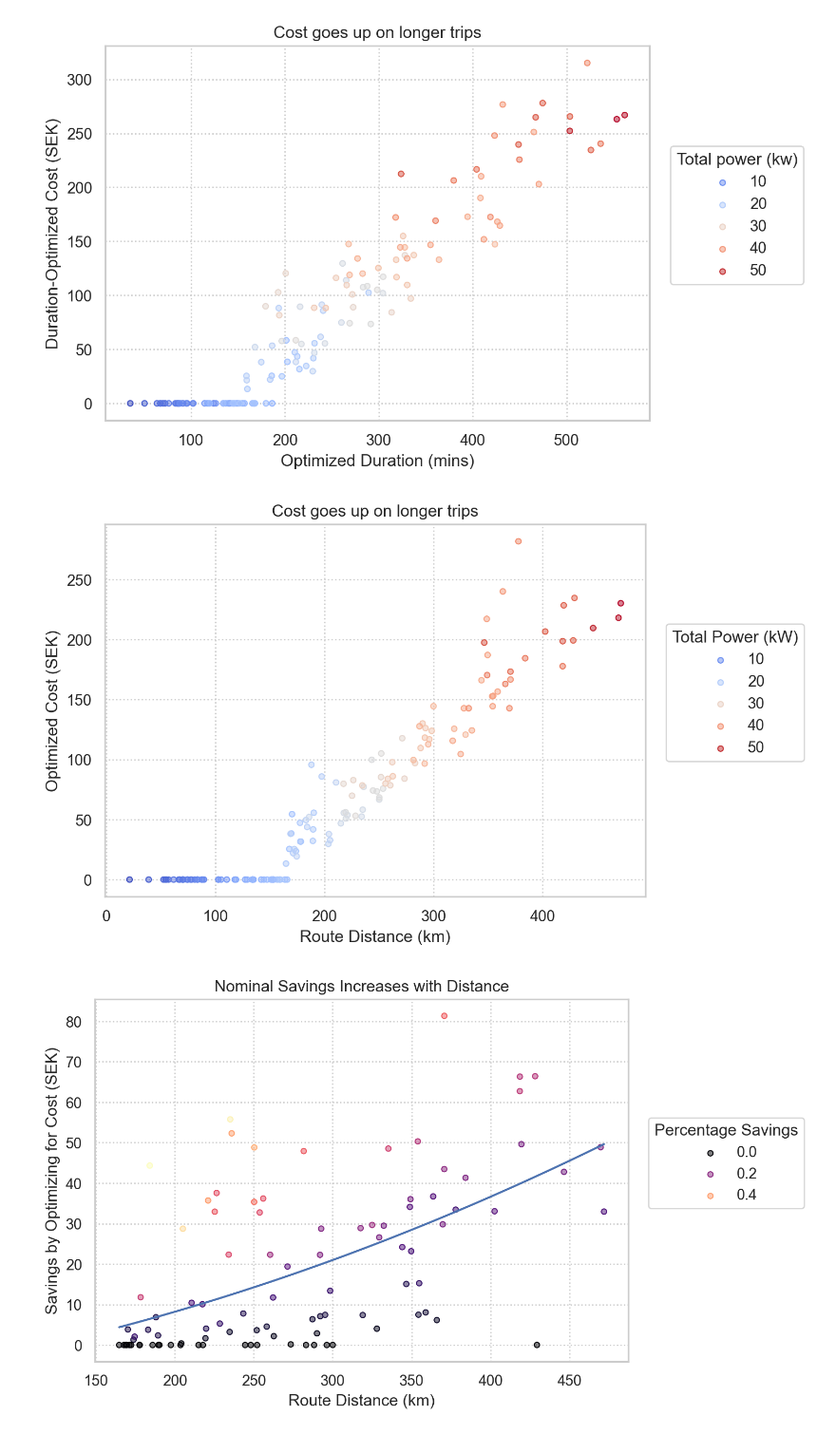
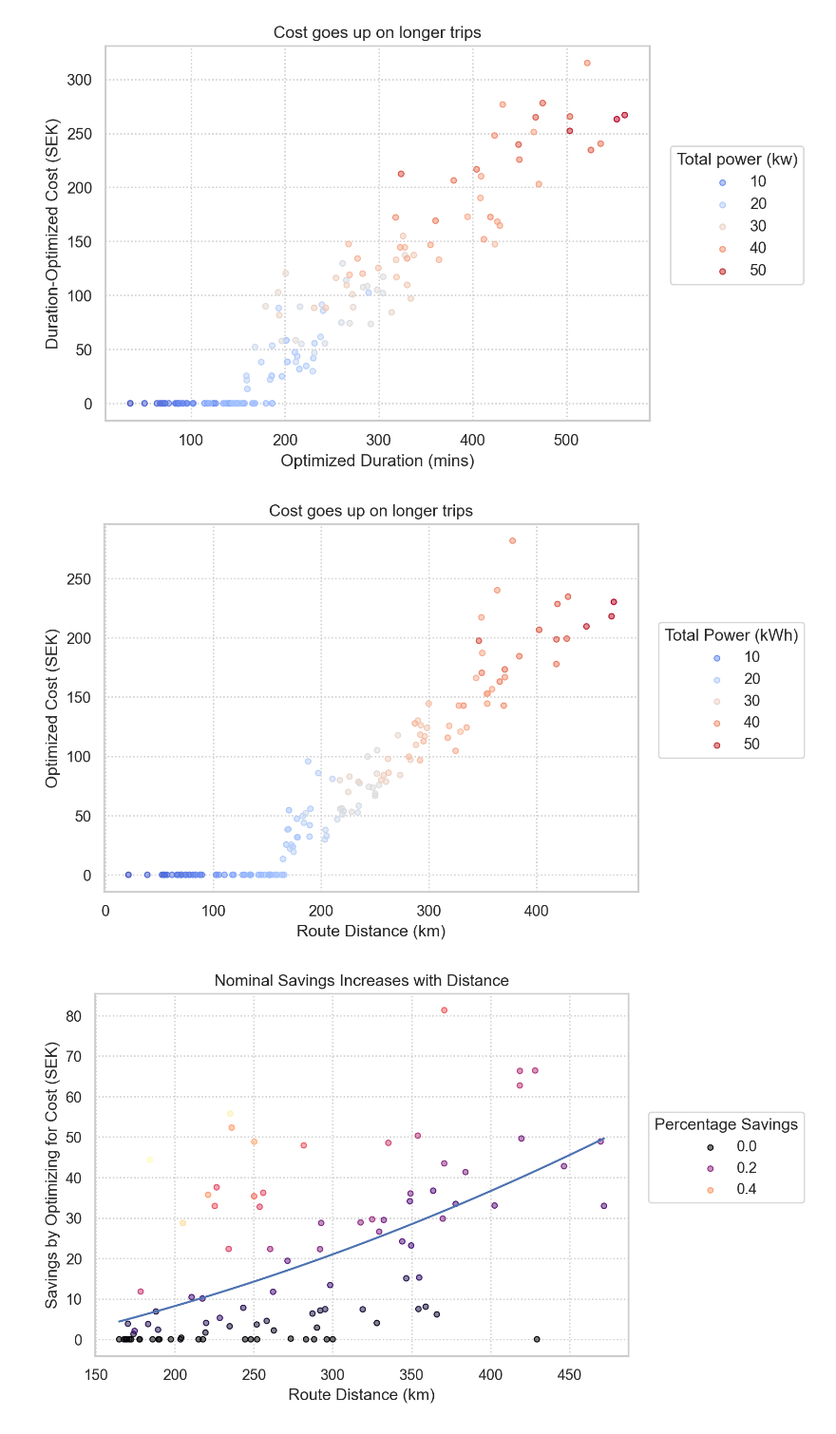
Before and after one commit to mattlehrer/ev-routing-experiment-analysis, a Jupyter notebook: figures.ipynb, the cells around one changed output. Shown at 95% size. Drawn from its saved outputs; the diff is of its cells as text; code cells hidden in the pictures.

```diff
--- a/figures.ipynb
+++ b/figures.ipynb
@@ -189,9 +220,9 @@ so.Plot(successful, x=successful['optimizedDuration']/60, y=successful['optimize
 # %% [output]
 [figure]
 # %%
-so.Plot(successful, x=successful['Route Distance']/1000, y=successful['optimizedCost']).theme({**axes_style("whitegrid"), "grid.linestyle": ":"}).add(so.Dots(fillalpha=.5), color="Total Power (kW)").label(x="Route Distance (km)", y="Optimized Cost (SEK)", color="Total Power (kW)", title="Cost goes up on longer trips").scale(color="coolwarm")
+so.Plot(successful, x=successful['Route Distance']/1000, y=successful['optimizedCost']).theme({**axes_style("whitegrid"), "grid.linestyle": ":"}).add(so.Dots(fillalpha=.5), color="Total Power (kW)").label(x="Route Distance (km)", y="Optimized Cost (SEK)", color="Total Power (kWh)", title="Cost goes up on longer trips").scale(color="coolwarm")
 # %% [output]
-[figure, old version]
+[figure, new version]
 # %%
 so.Plot(positiveCost, x=positiveCost['Route Distance']/1000, y=positiveCost['Nominal Savings']).theme({**axes_style("whitegrid"), "grid.linestyle": ":"}).add(so.Dots(fillalpha=.5), color="Percentage Savings").add(so.Line(), so.PolyFit()).label(x="Route Distance (km)", y="Savings by Optimizing for Cost (SEK)", color="Percentage Savings", title="Nominal Savings Increases with Distance").scale(color="magma")
 # %% [output]
```
Also changed, not shown: parts of 6 cells of this notebook.
